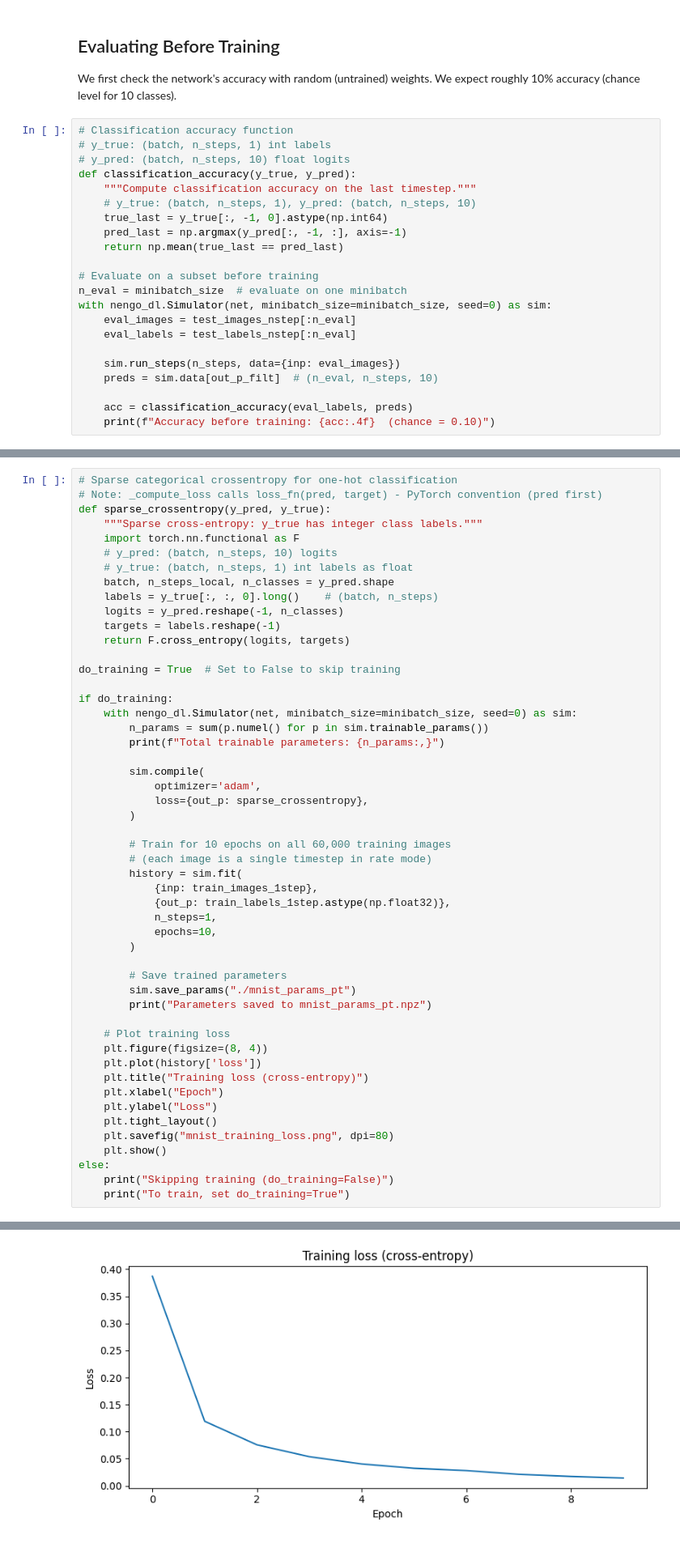
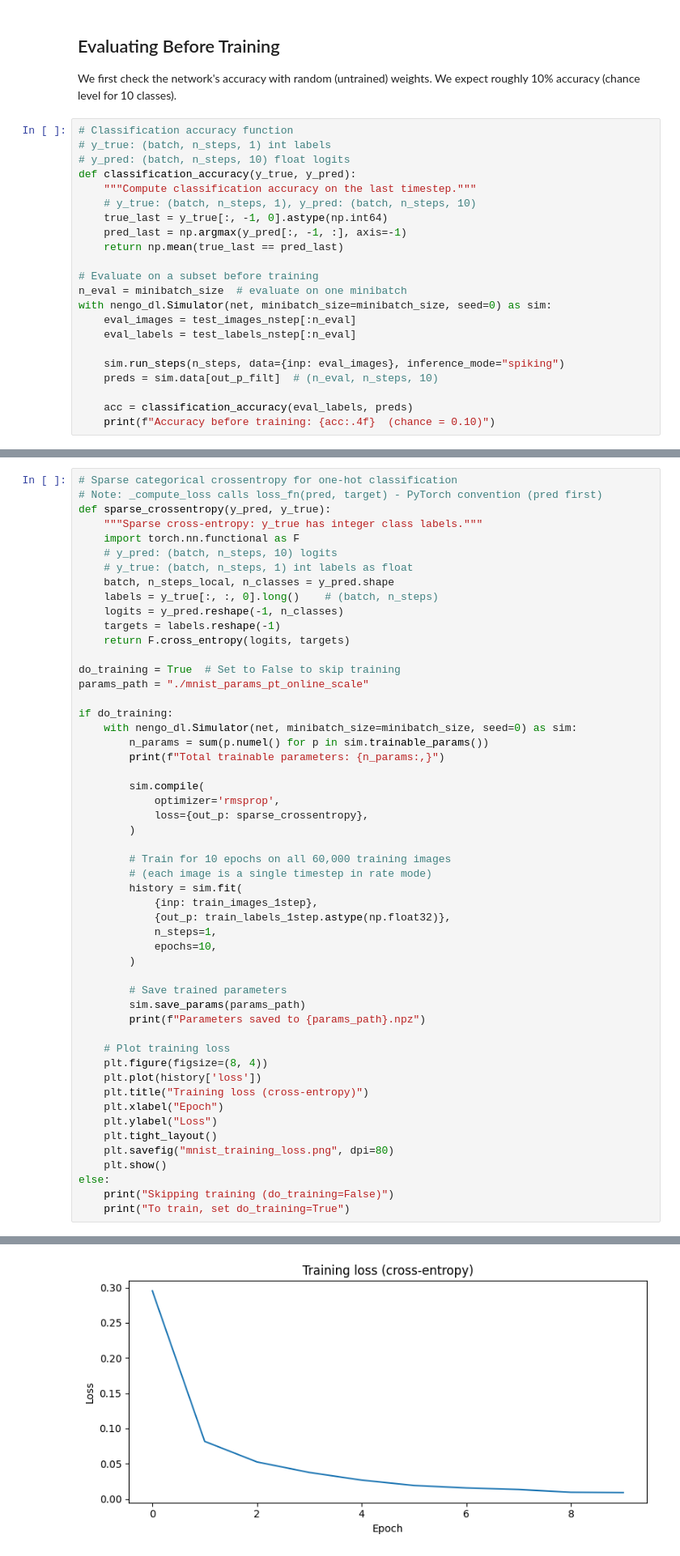
Before and after one commit to vdhanraj/nengo-dl-torch, a Jupyter notebook: docs/examples/spiking-mnist.ipynb, the cells around one changed output, grey strips where cells are left out. Shown at 81% size. Cells and saved outputs as stored; diff of their text form.

```diff
--- a/docs/examples/spiking-mnist.ipynb
+++ b/docs/examples/spiking-mnist.ipynb
@@ -168,7 +199,7 @@ with nengo_dl.Simulator(net, minibatch_size=minibatch_size, seed=0) as sim:
     eval_images = test_images_nstep[:n_eval]
     eval_labels = test_labels_nstep[:n_eval]
 
-    sim.run_steps(n_steps, data={inp: eval_images})
+    sim.run_steps(n_steps, data={inp: eval_images}, inference_mode="spiking")
     preds = sim.data[out_p_filt]  # (n_eval, n_steps, 10)
 
     acc = classification_accuracy(eval_labels, preds)
@@ -201,6 +232,7 @@ def sparse_crossentropy(y_pred, y_true):
     return F.cross_entropy(logits, targets)
 
 do_training = True  # Set to False to skip training
+params_path = "./mnist_params_pt_online_scale"
 
 if do_training:
     with nengo_dl.Simulator(net, minibatch_size=minibatch_size, seed=0) as sim:
@@ -208,7 +240,7 @@ if do_training:
         print(f"Total trainable parameters: {n_params:,}")
 
         sim.compile(
-            optimizer='adam',
+            optimizer='rmsprop',
             loss={out_p: sparse_crossentropy},
         )
 
@@ -222,8 +254,8 @@ if do_training:
         )
 
         # Save trained parameters
-        sim.save_params("./mnist_params_pt")
-        print("Parameters saved to mnist_params_pt.npz")
+        sim.save_params(params_path)
+        print(f"Parameters saved to {params_path}.npz")
 
     # Plot training loss
     plt.figure(figsize=(8, 4))
@@ -253,4 +285,4 @@ Parameters saved to mnist_params_pt.npz
-[figure, old version]
+[figure, new version]
 # %% [markdown]
 ## Evaluating After Training (Rate Mode)
 
```
Also changed, not shown: parts of 10 cells of this notebook, 24 other files.
